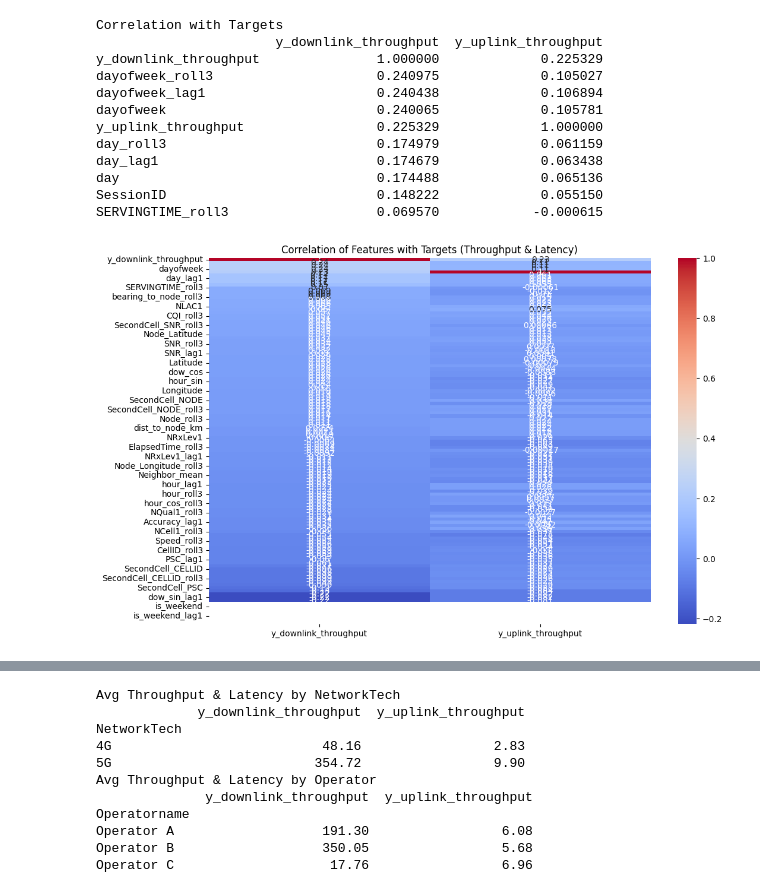
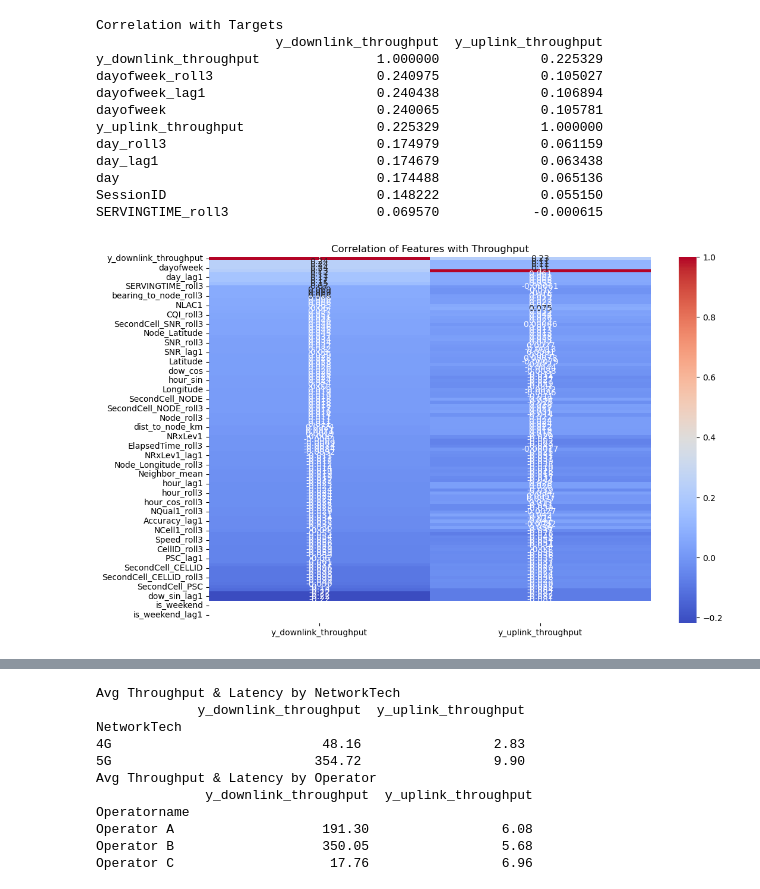
Before and after one commit to Nokia-MN-DataScience-Project/EDA, a Jupyter notebook: EDA.ipynb, the cells around one changed output, grey strips where cells are left out. Saved outputs shown, nothing was run; the diff lists cells and outputs as text; code cells hidden in the pictures.

```diff
--- a/EDA.ipynb
+++ b/EDA.ipynb
@@ -112,14 +114,14 @@ SERVINGTIME_roll3                   0.069570            -0.000615
 # %%
 num_cols = df.select_dtypes(include=['float64','int64']).columns
 corr = df[num_cols].corr()
 
 plt.figure(figsize=(12,8))
-sns.heatmap(corr[Targets].sort_values(by='y_downlink_throughput', ascending=False),
+sns.heatmap(corr[['y_downlink_throughput','y_uplink_throughput']].sort_values(by='y_downlink_throughput', ascending=False),
             annot=True, cmap="coolwarm", cbar=True)
-plt.title("Correlation of Features with Targets (Throughput & Latency)")
+plt.title("Correlation of Features with Throughput")
 plt.show()
 # %% [output]
-[figure, old version]
+[figure, new version]
 # %%
 features_to_check = ['Level','SNR','CQI','Qual','Speed','BANDWIDTH']
 
```
Also changed, not shown: parts of 9 cells of this notebook.
